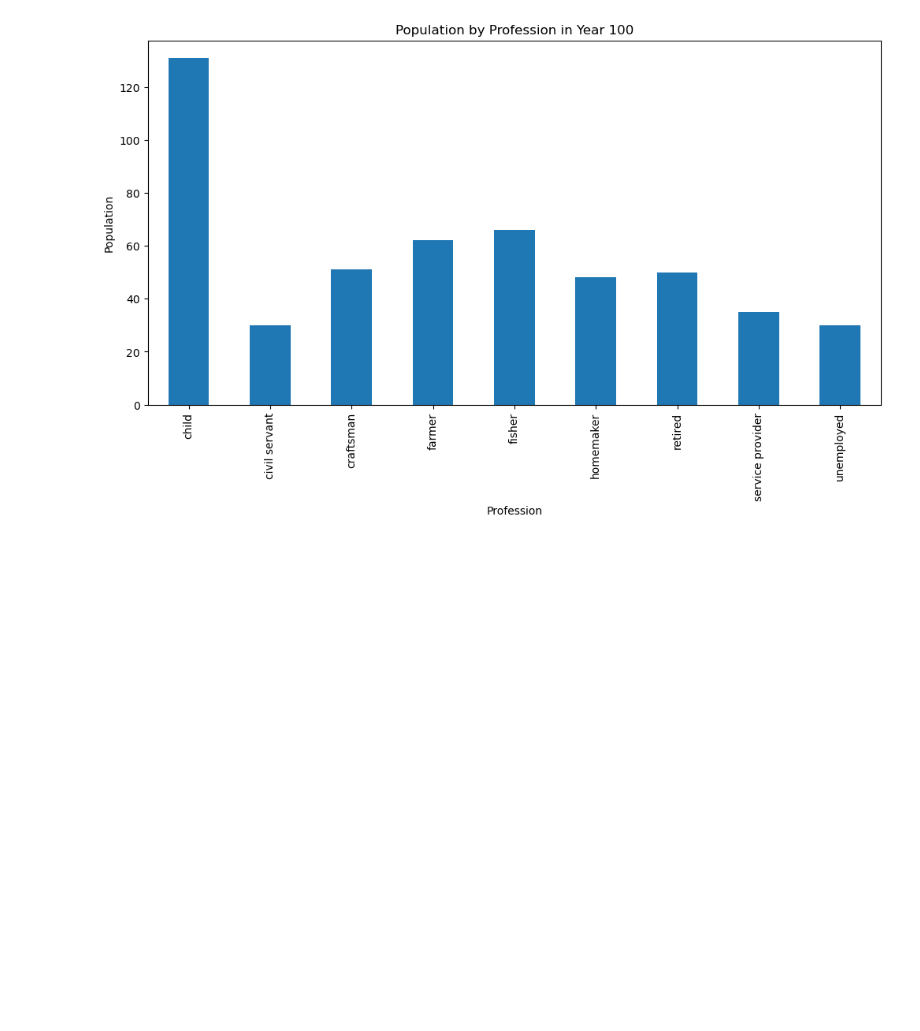
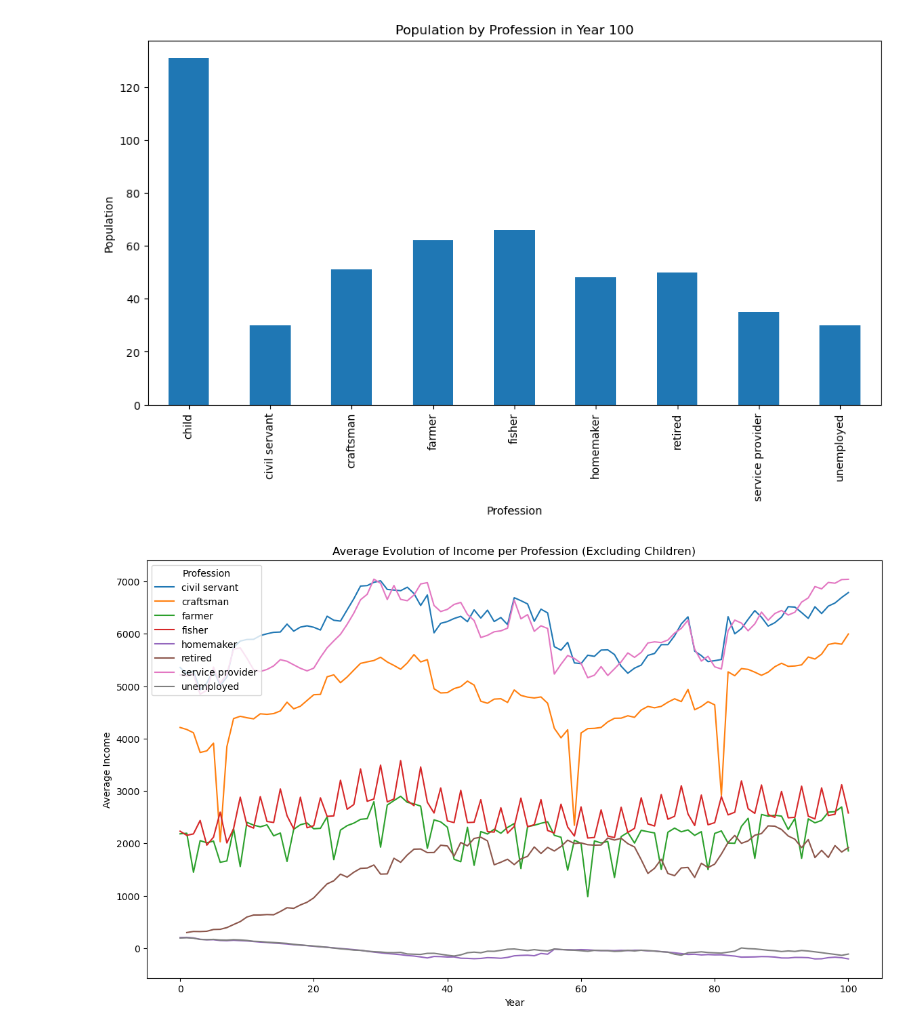
Before and after one commit to merijnvervoorn/islandtm, a Jupyter notebook: visualisation.ipynb, the cells around one changed output. Drawn from its saved outputs; the diff is of its cells as text; code cells hidden in the pictures; blank space fills up the shorter version.

Commit message:
Visualisation notebook

```diff
--- a/visualisation.ipynb
+++ b/visualisation.ipynb
@@ -66,3 +66,20 @@ plt.show()
 [figure]
 [figure]
 [figure]
+# %%
+# Filter out the rows where the profession is 'child'
+filtered_data_df = data_df[data_df['profession'] != 'child']
+
+# Group by year and profession, and calculate the mean income
+average_income_per_profession = filtered_data_df.groupby(['year', 'profession'])['income'].mean().unstack()
+
+# Plot the average income per profession over the years
+plt.figure(figsize=(14, 8))
+average_income_per_profession.plot(ax=plt.gca())
+plt.xlabel('Year')
+plt.ylabel('Average Income')
+plt.title('Average Evolution of Income per Profession (Excluding Children)')
+plt.legend(title='Profession')
+plt.show()
+# %% [output]
+[figure, added]
```
Also changed, not shown: parts of 2 cells of this notebook.
